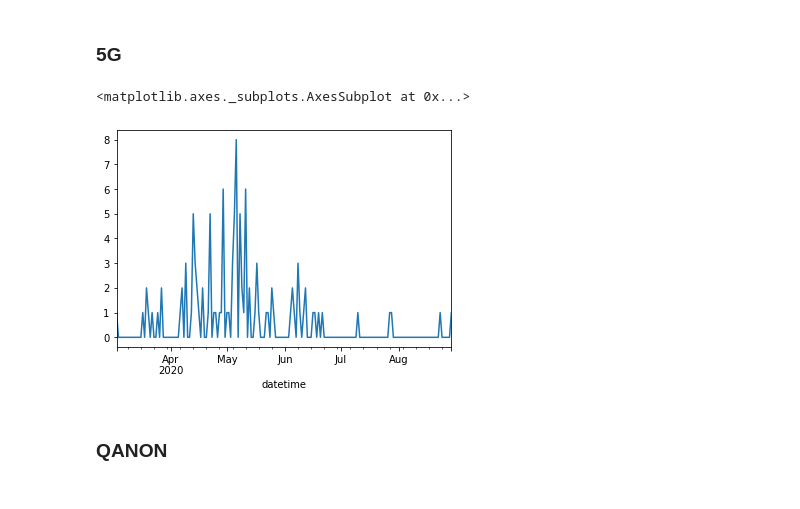
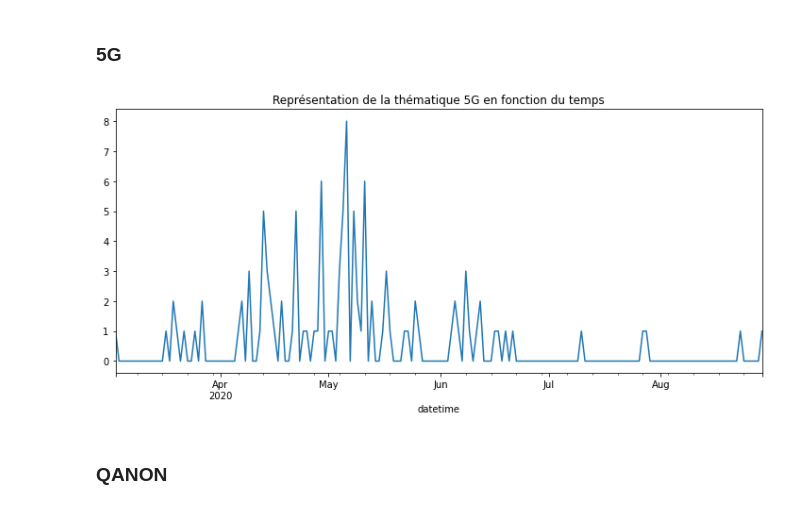
Before and after one commit to jaytouz/pyMboxAnalyser, a Jupyter notebook: notebook/3 - Analyses spécifiques.ipynb, the cells around one changed output. Saved outputs shown, nothing was run; the diff lists cells and outputs as text; code cells hidden in the pictures.

```diff
--- a/notebook/3 - Analyses spécifiques.ipynb
+++ b/notebook/3 - Analyses spécifiques.ipynb
@@ -852,0 +997,5 @@ email_df.email_per_day.loc['2020-3-26':'2020-03-28'].sum()
+# %%
+ax = email_df.theme_per_day()['masque'].plot(figsize=(10,5), title = 'Représentation de la thématique masque en fonction du temps')
+plt.tight_layout()
+ax.set_ylabel('Pourcentage de courriels')
+plt.savefig(output_path_graph_folder/'masque_seul.png', dpi=300)
@@ -872,10 +1023,12 @@ Name: urls, Length: 191, dtype: int64
 # %% [markdown]
 ### 5G
 # %%
-email_df.filt('theme', with_values=['5g']).df.set_index('datetime').resample('D').count().email_id.plot()
+email_df.filt('theme', with_values=['5g']).df.set_index('datetime').resample('D').count().email_id.plot(figsize=(10,5), title = 'Représentation de la thématique 5G en fonction du temps')
+plt.tight_layout()
+ax.set_ylabel('Pourcentage de courriels')
+plt.savefig(output_path_graph_folder/'5g_seul.png', dpi=300)
 # %% [output]
-<matplotlib.axes._subplots.AxesSubplot at 0x...>
-[figure, old version]
+[figure, new version]
 # %% [markdown]
 ### QANON
 # %%
```
Also changed, not shown: parts of 70 cells of this notebook, 28 other files.
